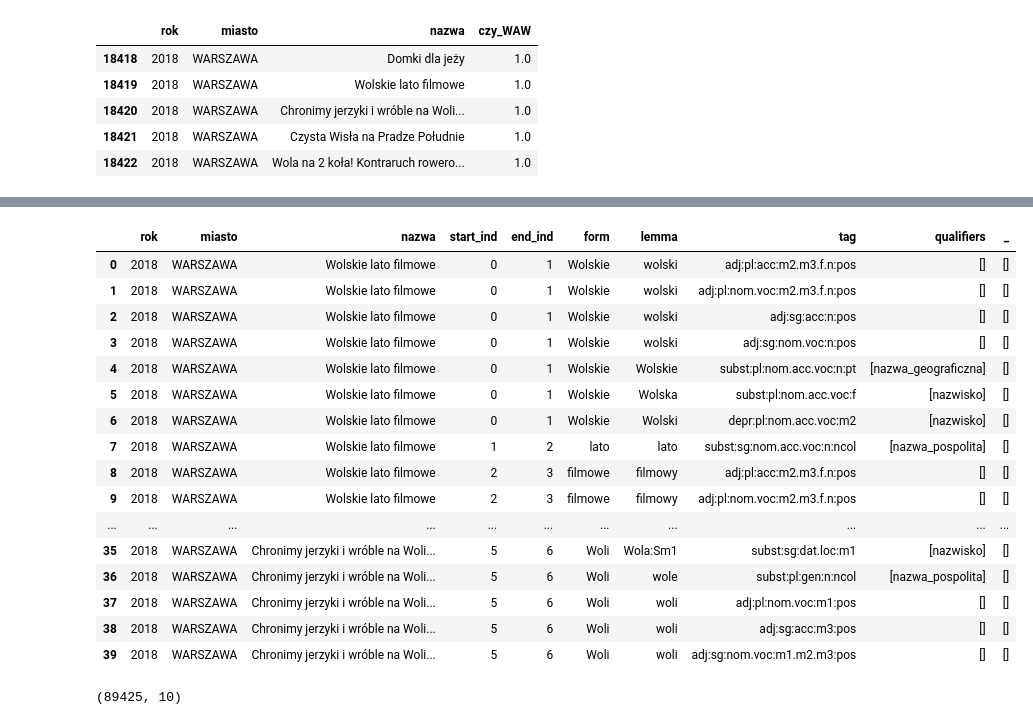
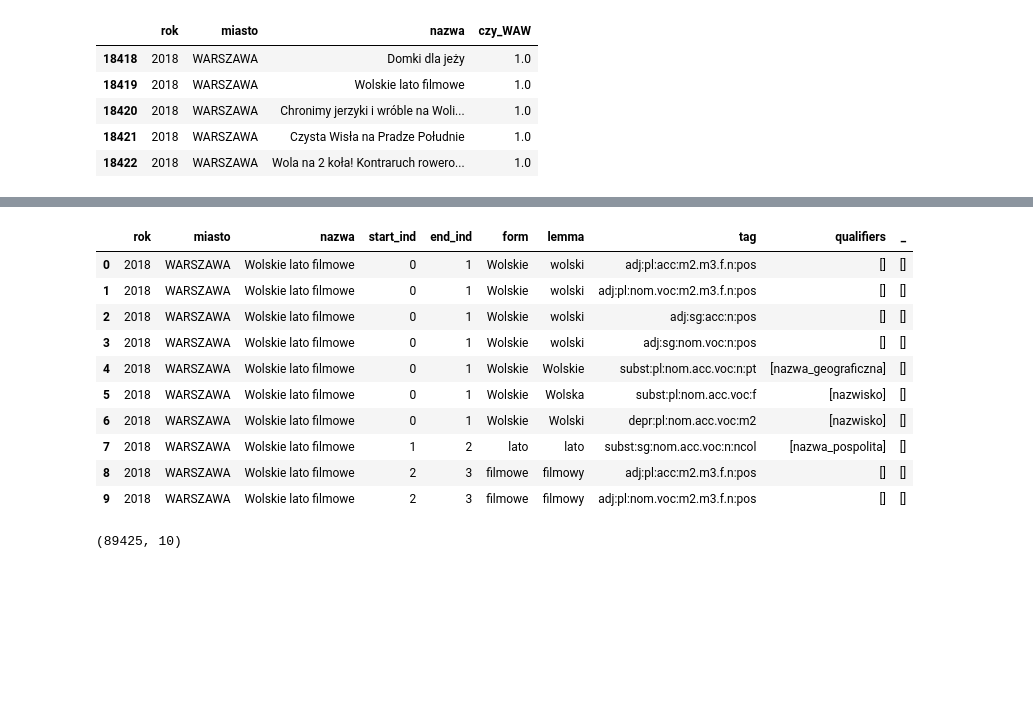
Before and after one commit to malowana/NLP_budzet_obywatelski, a Jupyter notebook: BO_analiza_morfologiczna2.ipynb, the cells around one changed output, grey strips where cells are left out. Cells and saved outputs as stored; diff of their text form; code cells hidden in the pictures; blank space fills up the shorter version.

```diff
--- a/BO_analiza_morfologiczna2.ipynb
+++ b/BO_analiza_morfologiczna2.ipynb
@@ -141,25 +104,19 @@ Kwiaty wzdłuż ul. Jaśkiewicza.
 # %%
 cols=['rok','miasto','nazwa','start_ind', 'end_ind', 'form','lemma','tag','qualifiers','_']
 df_waw_morf4 = pd.DataFrame(data_waw, columns=cols)
-df_waw_morf4.head(40)
+df_waw_morf4.head(10)
 # %% [output]
 |  | rok | miasto | nazwa | start_ind | end_ind | form | lemma | tag | qualifiers | _ |
 | 0 | 2018 | WARSZAWA | Wolskie lato filmowe | 0 | 1 | Wolskie | wolski | adj:pl:acc:m2.m3.f.n:pos | [] | [] |
 | 1 | 2018 | WARSZAWA | Wolskie lato filmowe | 0 | 1 | Wolskie | wolski | adj:pl:nom.voc:m2.m3.f.n:pos | [] | [] |
 | 2 | 2018 | WARSZAWA | Wolskie lato filmowe | 0 | 1 | Wolskie | wolski | adj:sg:acc:n:pos | [] | [] |
 | 3 | 2018 | WARSZAWA | Wolskie lato filmowe | 0 | 1 | Wolskie | wolski | adj:sg:nom.voc:n:pos | [] | [] |
 | 4 | 2018 | WARSZAWA | Wolskie lato filmowe | 0 | 1 | Wolskie | Wolskie | subst:pl:nom.acc.voc:n:pt | [nazwa_geograficzna] | [] |
 | 5 | 2018 | WARSZAWA | Wolskie lato filmowe | 0 | 1 | Wolskie | Wolska | subst:pl:nom.acc.voc:f | [nazwisko] | [] |
 | 6 | 2018 | WARSZAWA | Wolskie lato filmowe | 0 | 1 | Wolskie | Wolski | depr:pl:nom.acc.voc:m2 | [nazwisko] | [] |
 | 7 | 2018 | WARSZAWA | Wolskie lato filmowe | 1 | 2 | lato | lato | subst:sg:nom.acc.voc:n:ncol | [nazwa_pospolita] | [] |
 | 8 | 2018 | WARSZAWA | Wolskie lato filmowe | 2 | 3 | filmowe | filmowy | adj:pl:acc:m2.m3.f.n:pos | [] | [] |
 | 9 | 2018 | WARSZAWA | Wolskie lato filmowe | 2 | 3 | filmowe | filmowy | adj:pl:nom.voc:m2.m3.f.n:pos | [] | [] |
-| ... | ... | ... | ... | ... | ... | ... | ... | ... | ... | ... |
-| 35 | 2018 | WARSZAWA | Chronimy jerzyki i wróble na Woli... | 5 | 6 | Woli | Wola:Sm1 | subst:sg:dat.loc:m1 | [nazwisko] | [] |
-| 36 | 2018 | WARSZAWA | Chronimy jerzyki i wróble na Woli... | 5 | 6 | Woli | wole | subst:pl:gen:n:ncol | [nazwa_pospolita] | [] |
-| 37 | 2018 | WARSZAWA | Chronimy jerzyki i wróble na Woli... | 5 | 6 | Woli | woli | adj:pl:nom.voc:m1:pos | [] | [] |
-| 38 | 2018 | WARSZAWA | Chronimy jerzyki i wróble na Woli... | 5 | 6 | Woli | woli | adj:sg:acc:m3:pos | [] | [] |
-| 39 | 2018 | WARSZAWA | Chronimy jerzyki i wróble na Woli... | 5 | 6 | Woli | woli | adj:sg:nom.voc:m1.m2.m3:pos | [] | [] |
 # %%
 df_waw_morf4.shape
 # %% [output]
```
Also changed, not shown: parts of 10 cells of this notebook.
